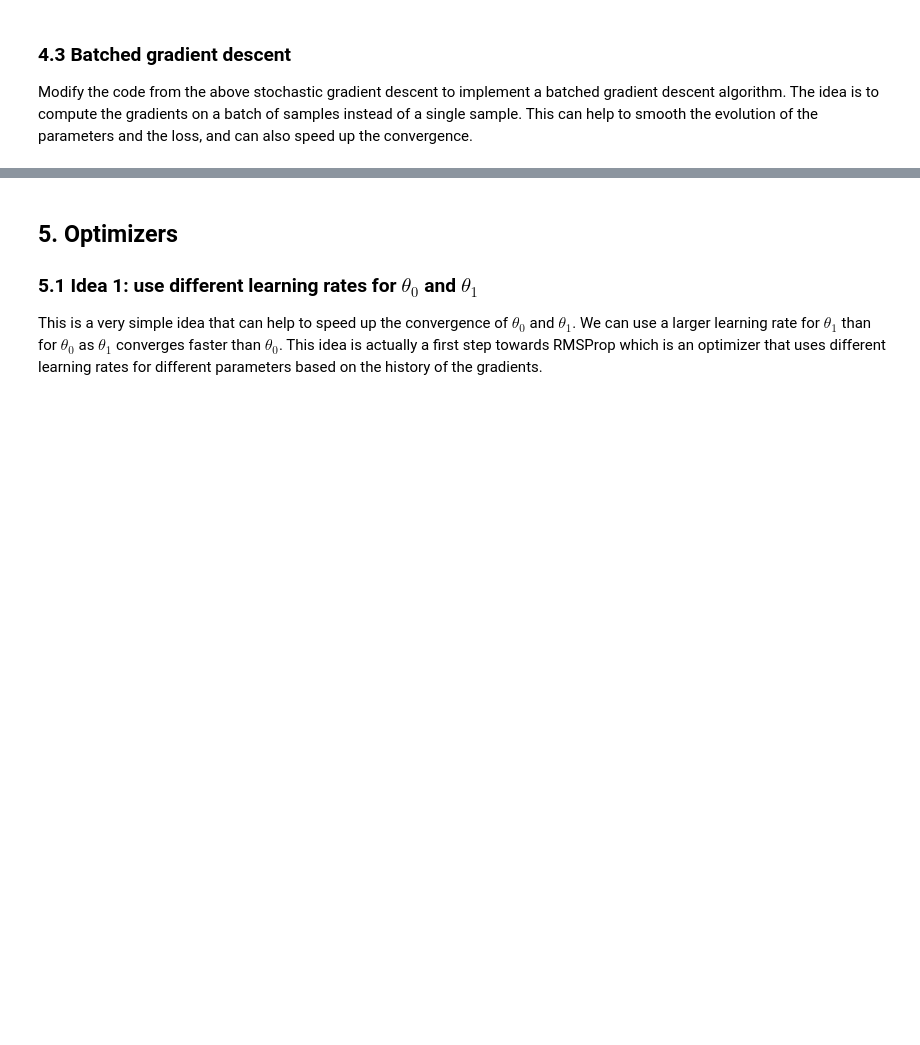
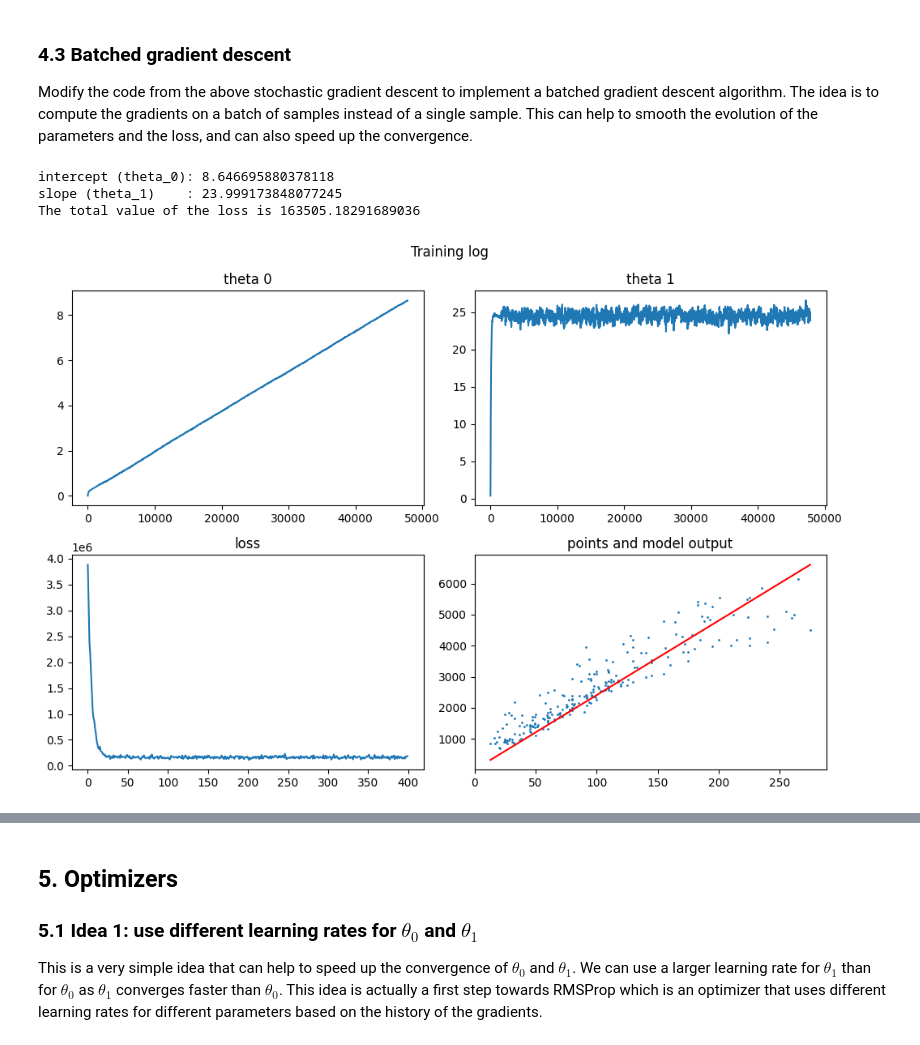
Before and after one commit to MehrLinard/DeLearnSpr26, a Jupyter notebook: Mandatory_Handin2/student-input/cg-linear-regression-stud.ipynb, the cells around one changed output, grey strips where cells are left out. Cells and saved outputs as stored; diff of their text form; code cells hidden in the pictures; blank space fills up the shorter version.

```diff
--- a/Mandatory_Handin2/student-input/cg-linear-regression-stud.ipynb
+++ b/Mandatory_Handin2/student-input/cg-linear-regression-stud.ipynb
@@ -362,33 +400,79 @@ Modify the code from the above stochastic gradient descent to implement a batche
 # %%
 alpha = 0.000001  # learning rate can be higher than in the plain vanilla SGD
                   # as we will average the gradients over a batch of samples
 epochs = 200
 batch_size = 32
 N = len(living_area)
 t0 = 0.0
 t1 = 0.0
 
 loss_evolution = []
 t0_evolution = []
 t1_evolution = []
 
 for epoch in range(epochs):
     n_steps = N // batch_size + 1  # the number of batches to make 1 epoch
     epoch_loss = 0.0
     for step in range(n_steps):
+        batch_grad_t0 = 0.0
+        batch_grad_t1 = 0.0
+        batch_loss = 0.0
 
-        ... TO COMPLETE ...
-        # compute the gradients and update theta_0 and theta_1 with the average
-        # of the gradients over the batch
+        for batch in range(batch_size):
+            n = random.choice(range(0, N))  # random sampling in the training set
+
+            cg.reset_values()
+            cg.forward([living_area[n], t0, t1, rent_price[n]])
+            cg.backward()
+            # batch grad instead of directly loss
+            batch_grad_t0 += theta_0.grad_v   # update rule for theta_0
+            batch_grad_t1 += theta_1.grad_v  # update rule for theta_1
+            batch_loss += j.v
+
+        #gradient average over batch of both gradients
+        average_gradt0 = batch_grad_t0 / batch_size
+        average_gradt1 = batch_grad_t1 / batch_size
+
+        # apply learning rate
+        t0 = t0 - alpha * average_gradt0
+        t1 = t1 - alpha * average_gradt1
+        # calcualte epoch loss with average of batch
+        epoch_loss += batch_loss / batch_size
+
+        t0_evolution.append(t0)
+        t1_evolution.append(t1)
 
 
     loss_evolution.append(epoch_loss / n_steps)
     epoch_loss = 0.0
+
+
+
+for epoch in range(epochs):
+    n_steps = N
+    epoch_loss = 0.0
+    for step in range(n_steps):
+        n = random.choice(range(0, N))  # random sampling in the training set
+        cg.reset_values()
+        cg.forward([living_area[n], t0, t1, rent_price[n]])
+        cg.backward()
+        t0 = t0 -alpha * theta_0.grad_v   # update rule for theta_0
+        t1 = t1 - alpha * theta_1.grad_v  # update rule for theta_1
+        epoch_loss += j.v
+        t0_evolution.append(t0)
+        t1_evolution.append(t1)
+    loss_evolution.append(epoch_loss / n_steps)
+
 
 print("intercept (theta_0):", t0)
 print("slope (theta_1)    :", t1)
 y_hat = t0 + t1 * living_area
 J = mse_loss(y_hat, rent_price)
 print("The total value of the loss is", J)
 plot_training_log(loss_evolution, t0_evolution, t1_evolution, living_area, rent_price)
+# %% [output]
+intercept (theta_0): 8.646695880378118
+slope (theta_1)    : 23.999173848077245
+The total value of the loss is 163505.18291689036
+[figure, added]
 # %% [markdown]
```
Also changed, not shown: parts of 10 cells of this notebook, 11 other files.
